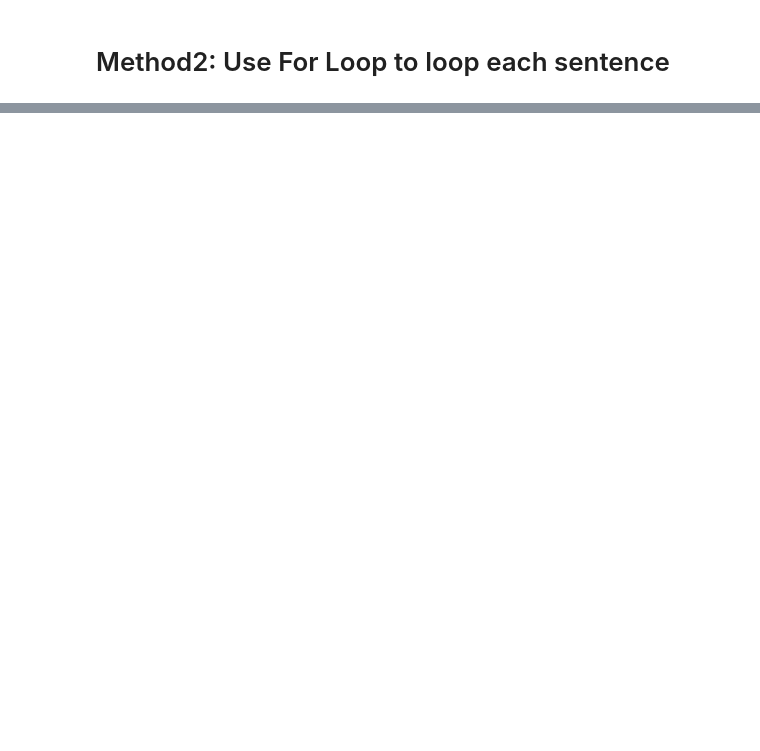
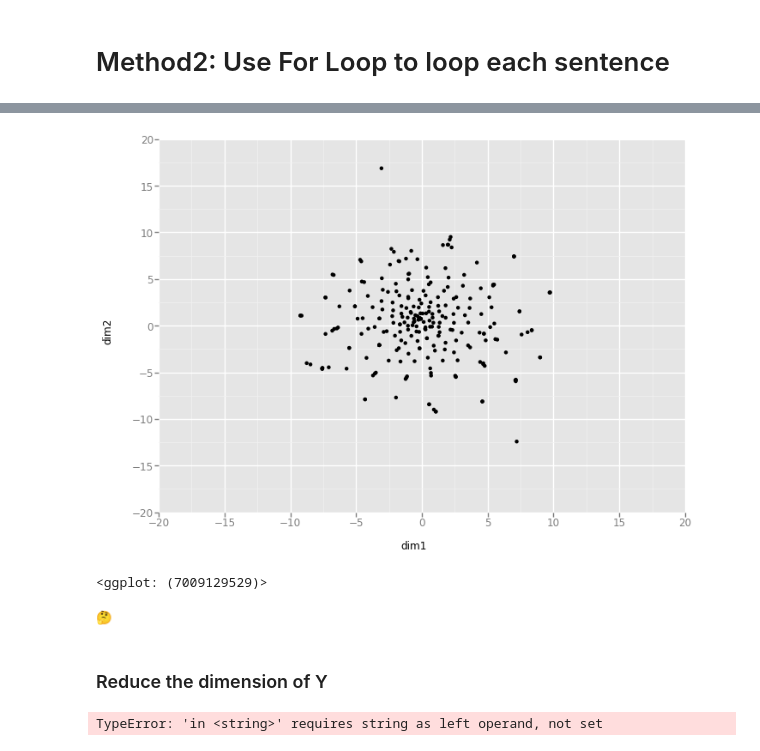
Before and after one commit to Yu-TheTurtle/Applying-TensorFlow-to-predict-emojis-in-Tweets, a Jupyter notebook: Code/Twitter.ipynb, the cells around one changed output, grey strips where cells are left out. Drawn from its saved outputs; the diff is of its cells as text; code cells hidden in the pictures; blank space fills up the shorter version.

```diff
--- a/Code/Twitter.ipynb
+++ b/Code/Twitter.ipynb
@@ -438,0 +415,5 @@ emoji_df
+# %%
+#Reduce with t-SNE
+from sklearn.manifold import TSNE
+
+tsne_T = pd.DataFrame(TSNE(n_components=2,random_state=0).fit_transform(emoji_df.T), columns=['dim1','dim2'])
@@ -438,0 +422,13 @@ emoji_df
+# %%
+ggplot(tsne_T, aes(x='dim1',y='dim2')) +\
+    geom_point() +\
+    xlim(-20, 20) + ylim(-20,20)
+# %% [output]
+[figure, added]
+<ggplot: (7009129529)>
+# %%
+print(u"\U0001F914")
+# %% [output]
+🤔
+# %% [markdown]
+### Reduce the dimension of Y
@@ -438,0 +440,4 @@ emoji_df
+# %%
+a = "ab'c"
+# %% [output]
+TypeError: 'in <string>' requires string as left operand, not set
```
Also changed, not shown: parts of 99 cells of this notebook, 1 other file.
